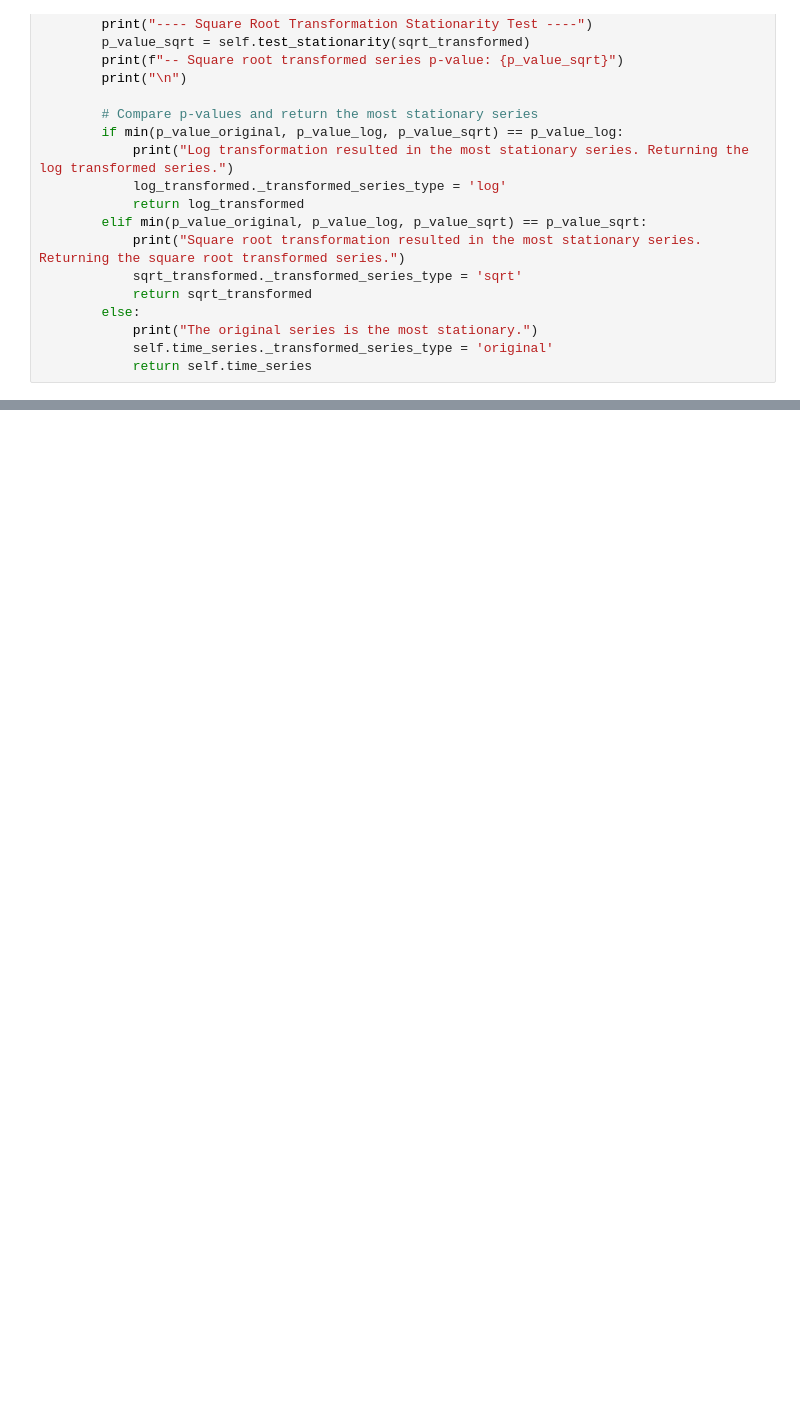
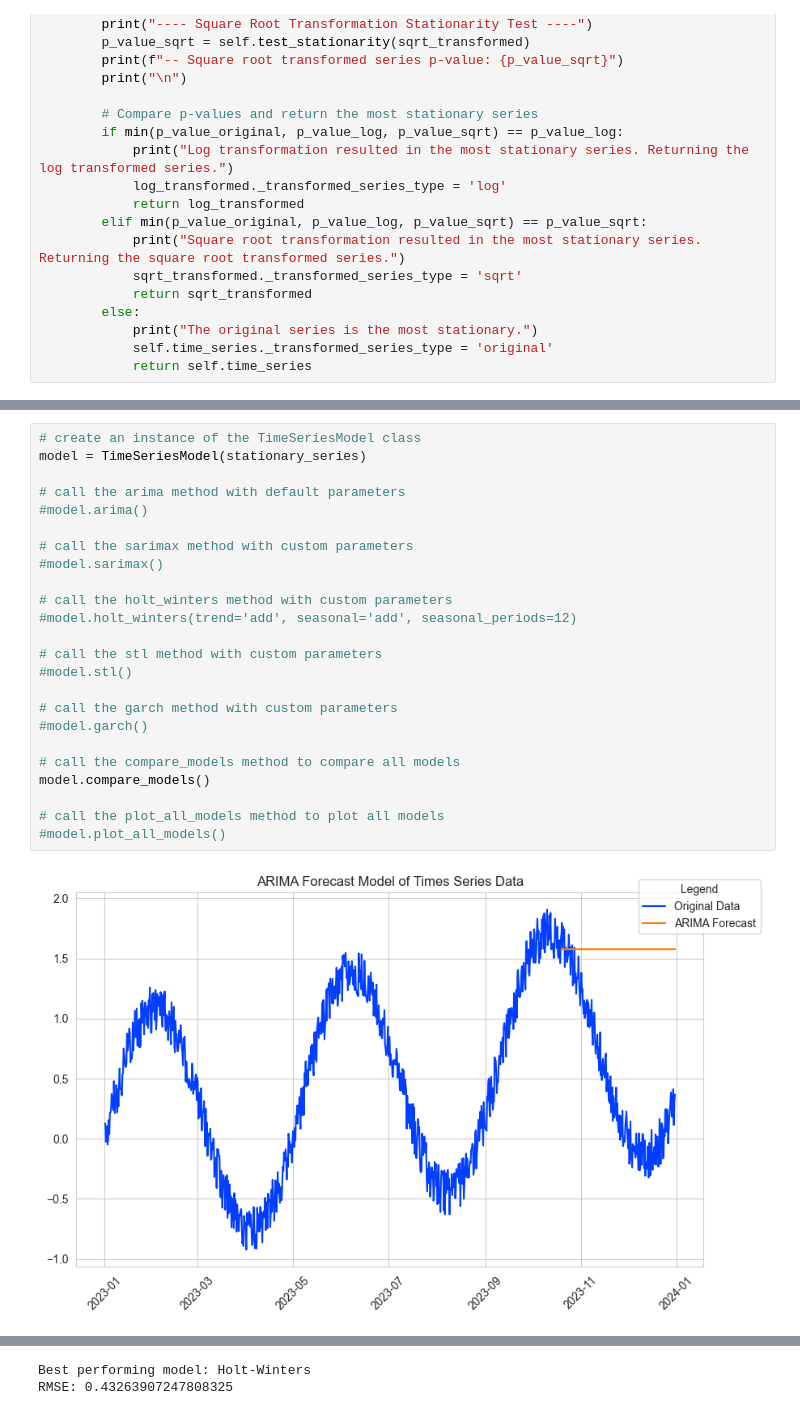
Before and after one commit to JosephWoodall/turbo-barnacle, a Jupyter notebook: src/time_series/practical_time_series_practice.ipynb, the cells around one changed output, grey strips where cells are left out. Cells and saved outputs as stored; diff of their text form; blank space fills up the shorter version.

```diff
--- a/src/time_series/practical_time_series_practice.ipynb
+++ b/src/time_series/practical_time_series_practice.ipynb
@@ -316,0 +768,26 @@ Series transformation type: log
+# %%
+# create an instance of the TimeSeriesModel class
+model = TimeSeriesModel(stationary_series)
+
+# call the arima method with default parameters
+#model.arima()
+
+# call the sarimax method with custom parameters
+#model.sarimax()
+
+# call the holt_winters method with custom parameters
+#model.holt_winters(trend='add', seasonal='add', seasonal_periods=12)
+
+# call the stl method with custom parameters
+#model.stl()
+
+# call the garch method with custom parameters
+#model.garch()
+
+# call the compare_models method to compare all models
+model.compare_models()
+
+# call the plot_all_models method to plot all models
+#model.plot_all_models()
+# %% [output]
+[figure, added]
@@ -316,0 +837,2 @@ Series transformation type: log
+Best performing model: Holt-Winters
+RMSE: 0.43263907247808325
```
Also changed, not shown: parts of 9 cells of this notebook.
